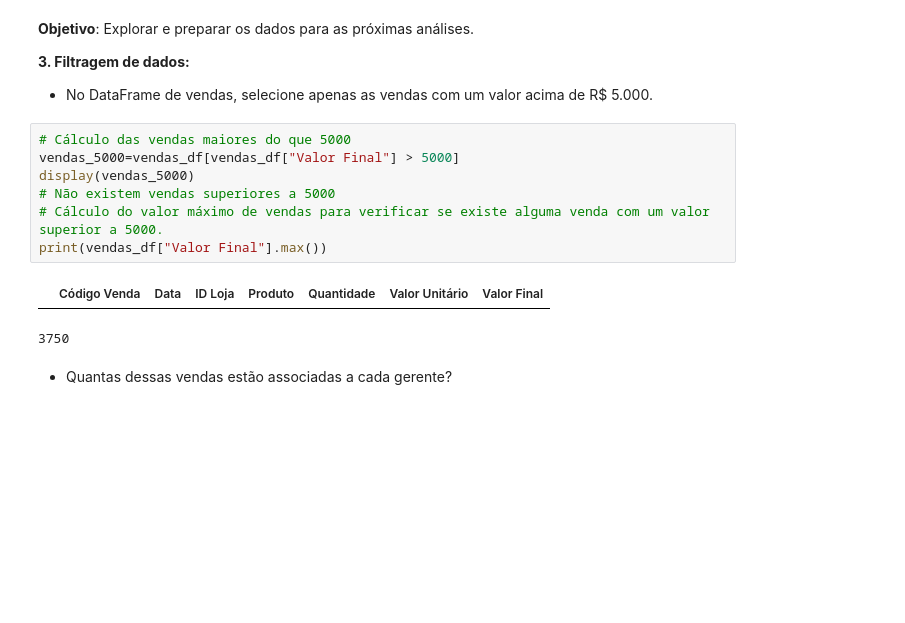
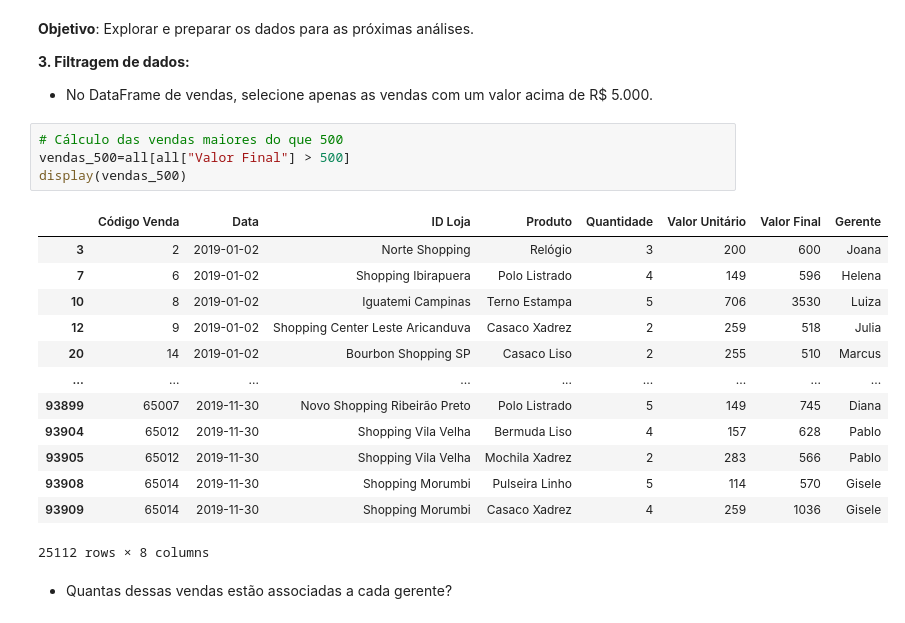
Before and after one commit to andreiacampos98/datascience_course, a Jupyter notebook: Lista_de_exercicios_3_Andreia_Campos.ipynb, the cells around one changed output. Cells and saved outputs as stored; diff of their text form; blank space fills up the shorter version.

```diff
--- a/Lista_de_exercicios_3_Andreia_Campos.ipynb
+++ b/Lista_de_exercicios_3_Andreia_Campos.ipynb
@@ -115,15 +115,23 @@ display(all)
 **3. Filtragem de dados:**
 
 *   No DataFrame de vendas, selecione apenas as vendas com um valor acima de R$ 5.000.
-# %%
-# Cálculo das vendas maiores do que 5000
-vendas_5000=vendas_df[vendas_df["Valor Final"] > 5000]
-display(vendas_5000)
-# Não existem vendas superiores a 5000
-# Cálculo do valor máximo de vendas para verificar se existe alguma venda com um valor superior a 5000.
-print(vendas_df["Valor Final"].max())
-# %% [output]
-|  | Código Venda | Data | ID Loja | Produto | Quantidade | Valor Unitário | Valor Final |
-3750
+# %%
+# Cálculo das vendas maiores do que 500
+vendas_500=all[all["Valor Final"] > 500]
+display(vendas_500)
+# %% [output]
+|  | Código Venda | Data | ID Loja | Produto | Quantidade | Valor Unitário | Valor Final | Gerente |
+| 3 | 2 | 2019-01-02 | Norte Shopping | Relógio | 3 | 200 | 600 | Joana |
+| 7 | 6 | 2019-01-02 | Shopping Ibirapuera | Polo Listrado | 4 | 149 | 596 | Helena |
+| 10 | 8 | 2019-01-02 | Iguatemi Campinas | Terno Estampa | 5 | 706 | 3530 | Luiza |
+| 12 | 9 | 2019-01-02 | Shopping Center Leste Aricanduva | Casaco Xadrez | 2 | 259 | 518 | Julia |
+| 20 | 14 | 2019-01-02 | Bourbon Shopping SP | Casaco Liso | 2 | 255 | 510 | Marcus |
+| ... | ... | ... | ... | ... | ... | ... | ... | ... |
+| 93899 | 65007 | 2019-11-30 | Novo Shopping Ribeirão Preto | Polo Listrado | 5 | 149 | 745 | Diana |
+| 93904 | 65012 | 2019-11-30 | Shopping Vila Velha | Bermuda Liso | 4 | 157 | 628 | Pablo |
+| 93905 | 65012 | 2019-11-30 | Shopping Vila Velha | Mochila Xadrez | 2 | 283 | 566 | Pablo |
+| 93908 | 65014 | 2019-11-30 | Shopping Morumbi | Pulseira Linho | 5 | 114 | 570 | Gisele |
+| 93909 | 65014 | 2019-11-30 | Shopping Morumbi | Casaco Xadrez | 4 | 259 | 1036 | Gisele |
+25112 rows × 8 columns
 # %% [markdown]
 *   Quantas dessas vendas estão associadas a cada gerente?
```
Also changed, not shown: parts of 21 cells of this notebook.
